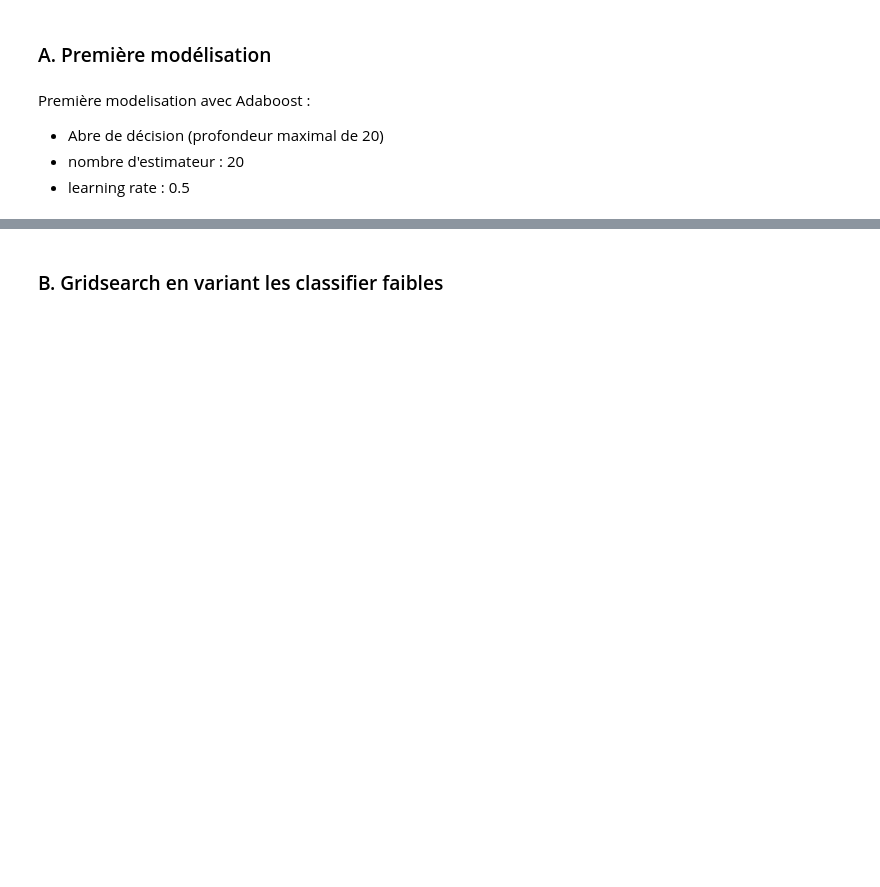
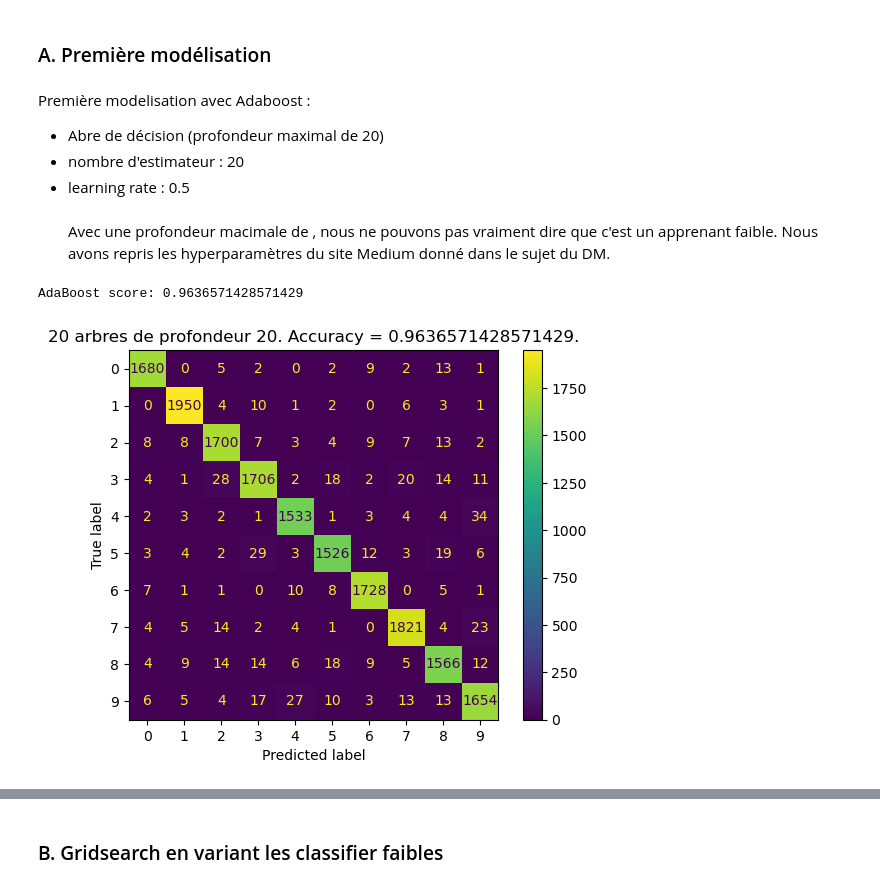
Before and after one commit to jnotarangelo/AdaBoost, a Jupyter notebook: Restitution.ipynb, the cells around one changed output, grey strips where cells are left out. Cells and saved outputs as stored; diff of their text form; code cells hidden in the pictures; blank space fills up the shorter version.

```diff
--- a/Restitution.ipynb
+++ b/Restitution.ipynb
@@ -27,6 +30,7 @@ from sklearn.metrics import accuracy_score
 from sklearn.datasets import fetch_openml
 
 X, y = fetch_openml("mnist_784", version=1, return_X_y=True, as_frame=False)
+X = X / 255.0
 y = y.astype(int)
 # %%
 print(X.shape, y.shape)
@@ -51,7 +59,9 @@ X_train, X_test, y_train, y_test = train_test_split(X, y, test_size=0.25, random
 Première modelisation avec Adaboost :
 - Abre de décision (profondeur maximal de 20)
 - nombre d'estimateur : 20
-- learning rate : 0.5
+- learning rate : 0.5 \
+\
+Avec une profondeur macimale de , nous ne pouvons pas vraiment dire que c'est un apprenant faible. Nous avons repris les hyperparamètres du site Medium donné dans le sujet du DM.
 # %%
 from sklearn.ensemble import AdaBoostClassifier
 from sklearn.tree import DecisionTreeClassifier
@@ -65,13 +75,17 @@ Tree_adaboost.fit(X_train, y_train)
 
 Tree_adaboost_score = Tree_adaboost.score(X_test, y_test)
 print(f"AdaBoost score: {Tree_adaboost_score}")
+# %% [output]
+AdaBoost score: 0.9636571428571429
 # %%
 from sklearn.metrics import confusion_matrix
 from sklearn.metrics import ConfusionMatrixDisplay
 
 cm_Tree_adaboost = confusion_matrix(y_test, Tree_adaboost.predict(X_test))
 cm_Tree_adaboost_disp = ConfusionMatrixDisplay(cm_Tree_adaboost)
 cm_Tree_adaboost_disp.plot()
-cm_Tree_adaboost_disp.ax_.set_title("20 arbres de profondeur 20. Accuracy = 0,9636.")
-plt.savefig("images/cm_AdaBoost/cm_Tree_adaboost.png", dpi=300, bbox_inches="tight")
+cm_Tree_adaboost_disp.ax_.set_title(f"20 arbres de profondeur 20. Accuracy = {Tree_adaboost_score}.")
+plt.savefig("images/cm_AdaBoost/cm_First_Tree_adaboost.png", dpi=300, bbox_inches="tight")
+# %% [output]
+[figure, added]
 # %% [markdown]
```
Also changed, not shown: parts of 17 cells of this notebook, 8 other files.
